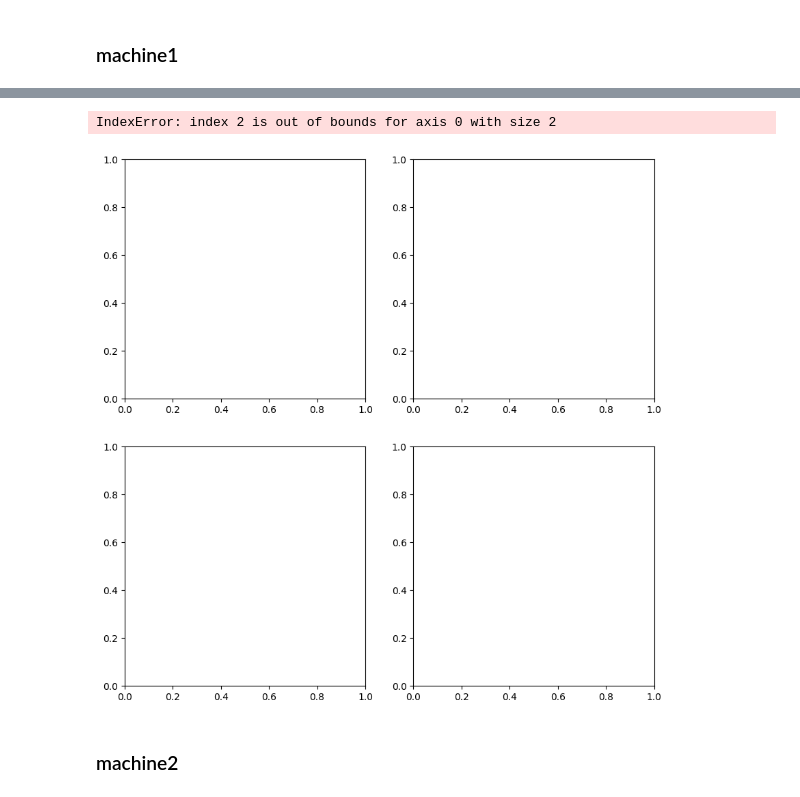
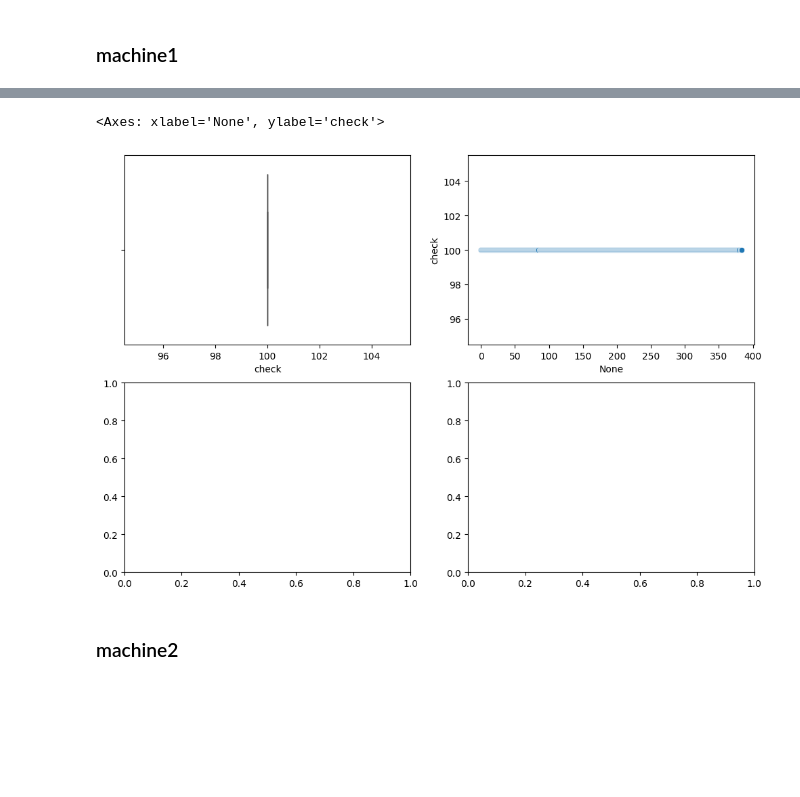
Before and after one commit to Zeeshan-99/Power_Optimization, a Jupyter notebook: Power_consumptions_Optimization.ipynb, the cells around one changed output, grey strips where cells are left out. Cells and saved outputs as stored; diff of their text form; code cells hidden in the pictures; blank space fills up the shorter version.

```diff
--- a/Power_consumptions_Optimization.ipynb
+++ b/Power_consumptions_Optimization.ipynb
@@ -44,9 +71,9 @@ machine2 shape : (46, 5)
 # %%
-fig, ax=plt.subplots(2,2, figsize=(10,10))
-sns.histplot(machine1_df, x='power', ax=ax[1][2])
-sns.boxplot(machine1_df, x='power',ax=ax[1][1])
+fig, ax= plt.subplots(2,2, figsize=(12,8))
+sns.boxplot(machine1_df, x='check',ax=ax[0,0])
+sns.scatterplot(machine1_df, x=machine1_df.index, y='check', ax=ax[0,1])
 # %% [output]
-IndexError: index 2 is out of bounds for axis 0 with size 2
+<Axes: xlabel='None', ylabel='check'>
-[figure, old version]
+[figure, new version]
 # %% [markdown]
 ### machine2
```
Also changed, not shown: parts of 24 cells of this notebook.
